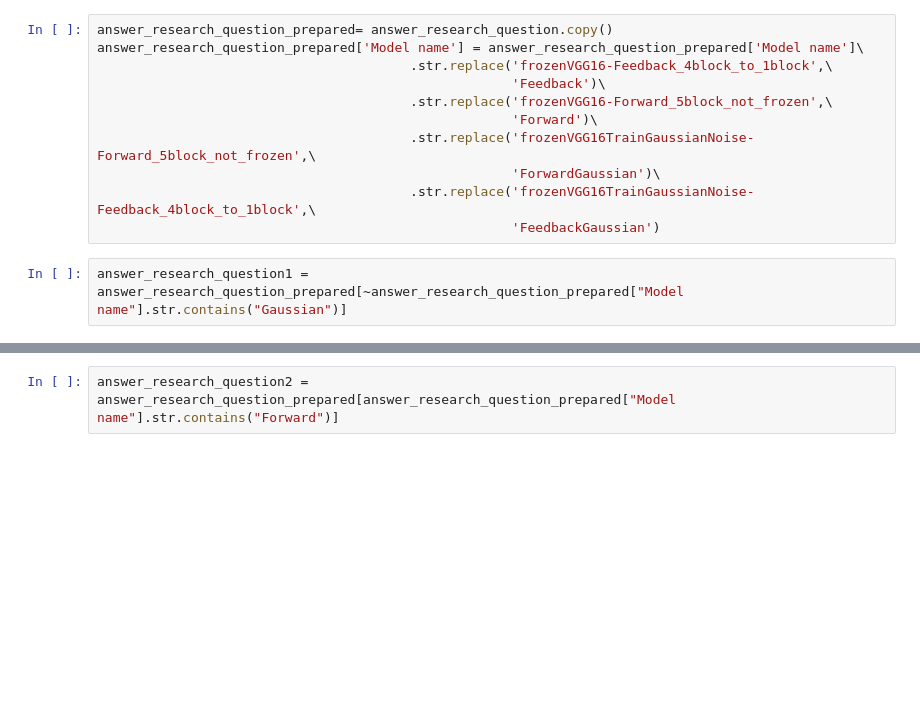
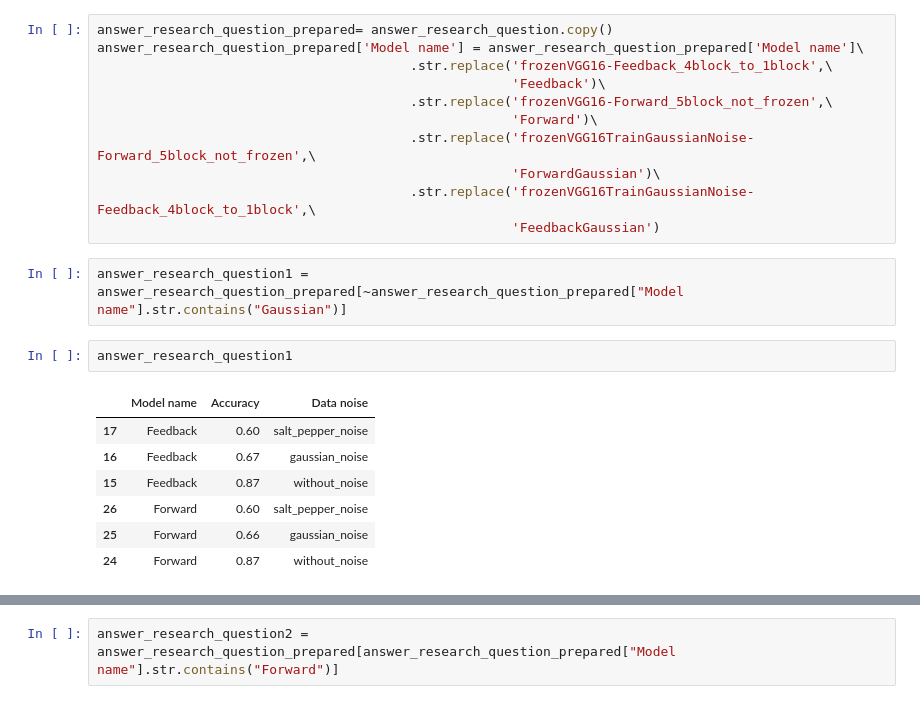
Before and after one commit to Tmozovka/ProjectFeedbackNetworks, a Jupyter notebook: notebooks/Visualise accuracies.ipynb, the cells around one changed output, grey strips where cells are left out. Saved outputs shown, nothing was run; the diff lists cells and outputs as text; blank space fills up the shorter version.

```diff
--- a/notebooks/Visualise accuracies.ipynb
+++ b/notebooks/Visualise accuracies.ipynb
@@ -125,6 +142,16 @@ answer_research_question_prepared['Model name'] = answer_research_question_prepa
                                                      'FeedbackGaussian')
 # %%
 answer_research_question1 = answer_research_question_prepared[~answer_research_question_prepared["Model name"].str.contains("Gaussian")]
+# %%
+answer_research_question1
+# %% [output]
+|  | Model name | Accuracy | Data noise |
+| 17 | Feedback | 0.60 | salt_pepper_noise |
+| 16 | Feedback | 0.67 | gaussian_noise |
+| 15 | Feedback | 0.87 | without_noise |
+| 26 | Forward | 0.60 | salt_pepper_noise |
+| 25 | Forward | 0.66 | gaussian_noise |
+| 24 | Forward | 0.87 | without_noise |
 # %%
 plot_bar_plot(answer_research_question1.sort_values(by="Model name", ascending=False))
 # %% [output]
```
Also changed, not shown: parts of 13 cells of this notebook, 8 other files.
